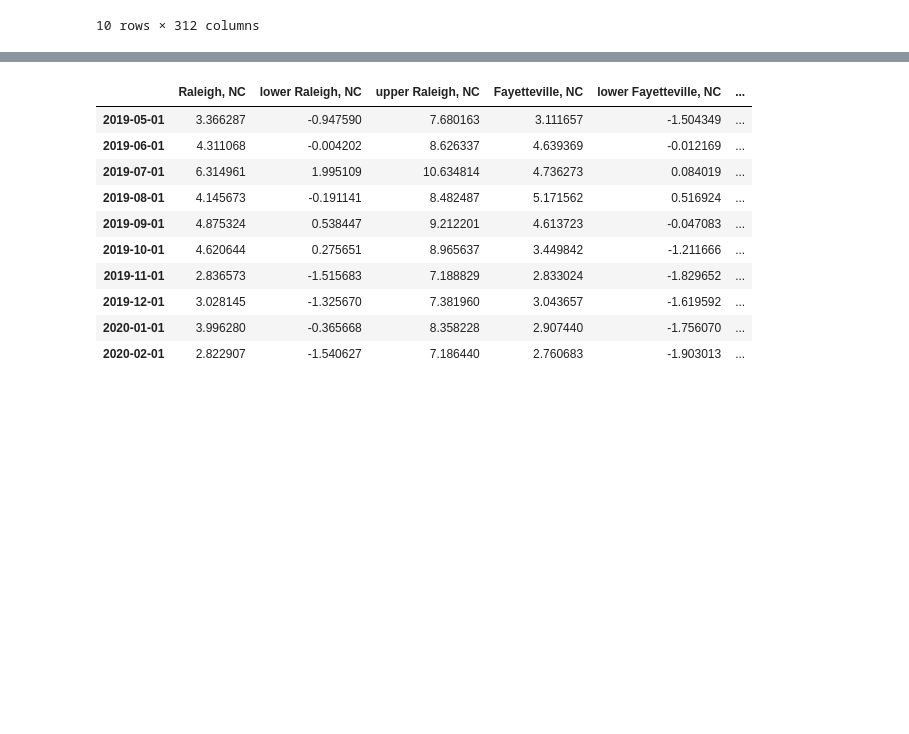
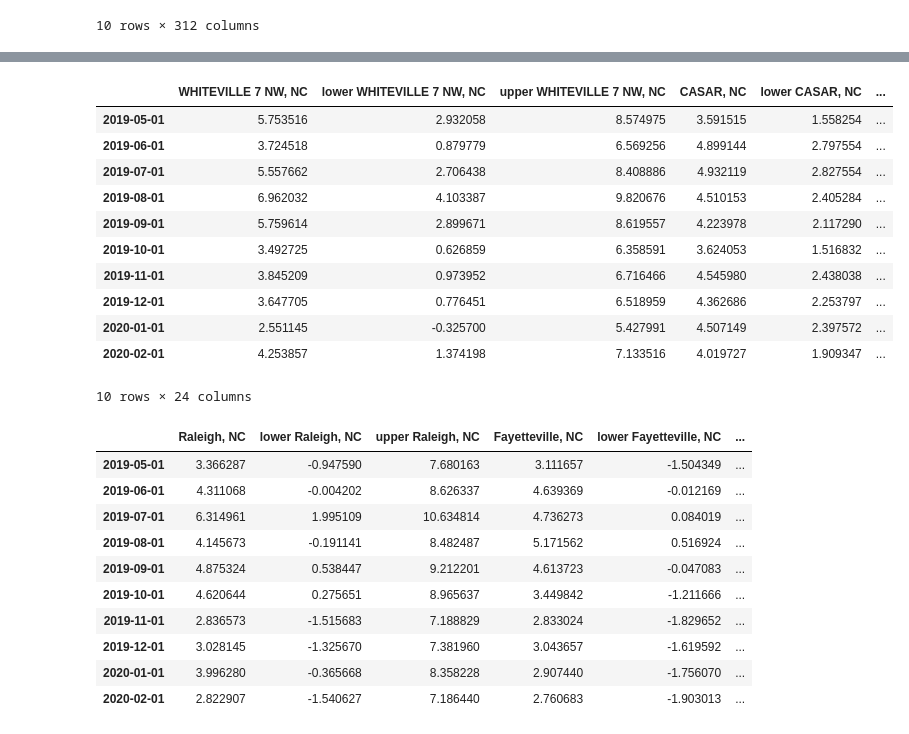
Before and after one commit to lilfetz22/NCRainfallPredictions_CAP1, a Jupyter notebook: Exogenous_Variables.ipynb, the cells around one changed output, grey strips where cells are left out. Drawn from its saved outputs; the diff is of its cells as text; code cells hidden in the pictures; blank space fills up the shorter version.

Commit message:
data story edits, put visualization into reports folder

```diff
--- a/Exogenous_Variables.ipynb
+++ b/Exogenous_Variables.ipynb
@@ -14,10 +14,9 @@ from datetime import datetime
 from dateutil.relativedelta import relativedelta
 warnings.filterwarnings("ignore")
 
-
-file = 'rainfalldata.csv'
+file = 'data/manipulated_data/rainfalldata.csv'
 rd = pd.read_csv(file)
-file2 = 'data/ncrainfalldata.csv'
+file2 = 'data/manipulated_data/ncrainfalldata.csv'
 ncrd = pd.read_csv(file2)
 rd.Date = pd.to_datetime(rd.Date)
 rd = rd.set_index('Date')
@@ -213,7 +212,7 @@ def prediction_exog_fx2(data, exog_dict, begin, end):
             exog_mod_fit = sarima_model_creation(value, 4,0,3,3,0,4,12)
             exog_predictions_df = pd.DataFrame(exog_mod_fit.predict(start=begin, end=end))
         future_pred = mod_fit1.get_prediction(exog=exog_predictions_df,start=begin, end=end)
-        future_pred_ci = future_pred.conf_int()
+        future_pred_ci = future_pred.conf_int(alpha=0.2)
         future_pred_val= pd.DataFrame(mod_fit1.predict(exog=exog_predictions_df, start=begin, end=end),
                                       columns = [key])
         future_pred_full = pd.merge(future_pred_val, future_pred_ci, left_index=True, right_index=True)
@@ -223,6 +222,21 @@ def prediction_exog_fx2(data, exog_dict, begin, end):
 e_ci_df = prediction_exog_fx2(rd, exo_var_dict2, '2019-05-01', '2069-05-01')
 # %% [output]
 [interactive output not drawn]
+# %%
+e_ci_df.head(10)
+# %% [output]
+|  | WHITEVILLE 7 NW, NC | lower WHITEVILLE 7 NW, NC | upper WHITEVILLE 7 NW, NC | CASAR, NC | lower CASAR, NC | ... |
+| 2019-05-01 | 5.753516 | 2.932058 | 8.574975 | 3.591515 | 1.558254 | ... |
+| 2019-06-01 | 3.724518 | 0.879779 | 6.569256 | 4.899144 | 2.797554 | ... |
+| 2019-07-01 | 5.557662 | 2.706438 | 8.408886 | 4.932119 | 2.827554 | ... |
+| 2019-08-01 | 6.962032 | 4.103387 | 9.820676 | 4.510153 | 2.405284 | ... |
+| 2019-09-01 | 5.759614 | 2.899671 | 8.619557 | 4.223978 | 2.117290 | ... |
+| 2019-10-01 | 3.492725 | 0.626859 | 6.358591 | 3.624053 | 1.516832 | ... |
+| 2019-11-01 | 3.845209 | 0.973952 | 6.716466 | 4.545980 | 2.438038 | ... |
+| 2019-12-01 | 3.647705 | 0.776451 | 6.518959 | 4.362686 | 2.253797 | ... |
+| 2020-01-01 | 2.551145 | -0.325700 | 5.427991 | 4.507149 | 2.397572 | ... |
+| 2020-02-01 | 4.253857 | 1.374198 | 7.133516 | 4.019727 | 1.909347 | ... |
+10 rows × 24 columns
 # %%
 merged_ci_vals = pd.merge(pre_df, e_ci_df, left_index=True, right_index=True)
 # %%
```
Also changed, not shown: parts of 1 cell of this notebook, 2 other files.
